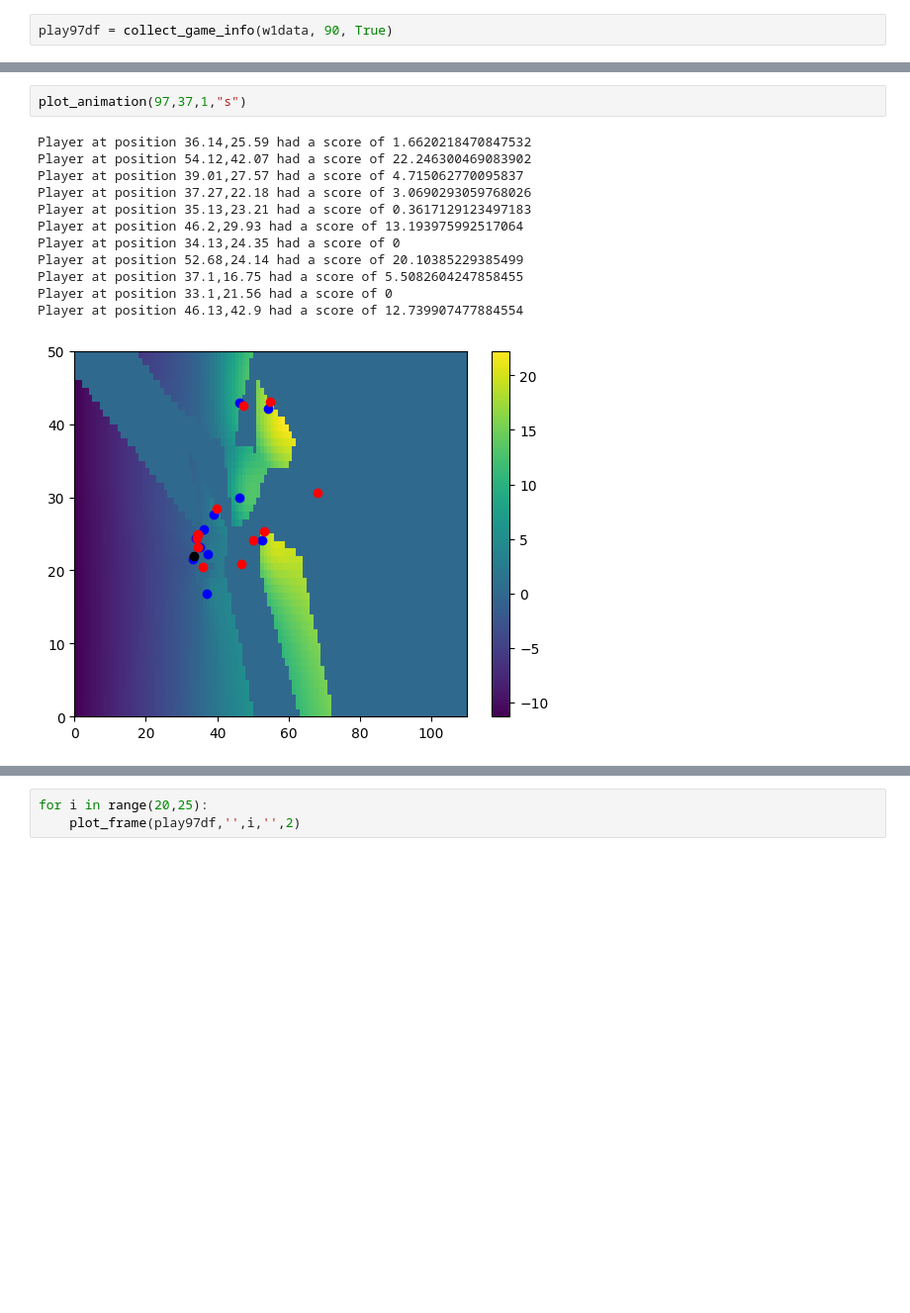
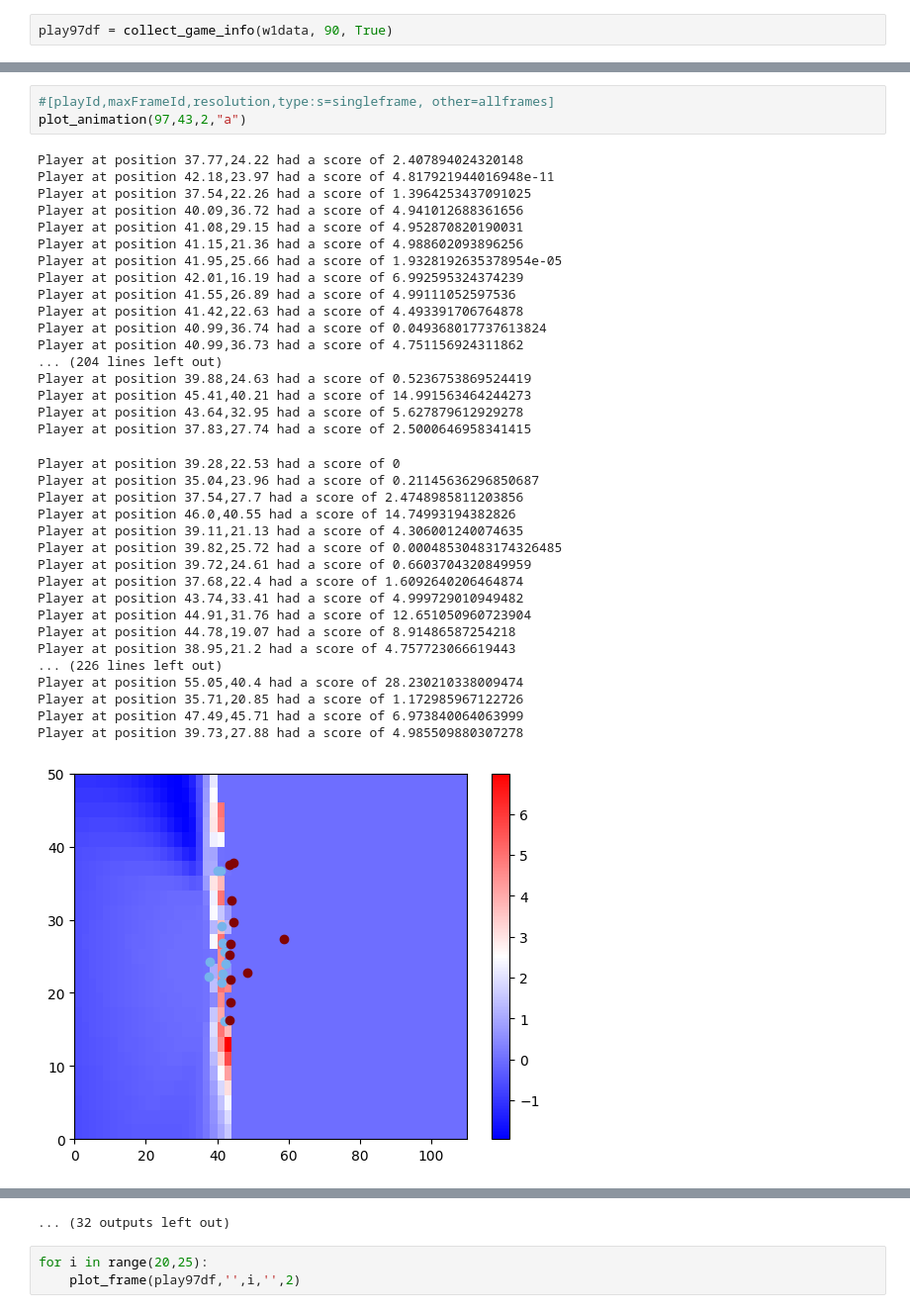
Before and after one commit to samuelrufusward/ADS-NFL, a Jupyter notebook: FoatTest.ipynb, the cells around one changed output, grey strips where cells are left out. Shown at 99% size. Saved outputs shown, nothing was run; the diff lists cells and outputs as text; blank space fills up the shorter version.

```diff
--- a/FoatTest.ipynb
+++ b/FoatTest.ipynb
@@ -139,15 +193,39 @@ def plot_animation(playId, maxFrameId,resolution,type):
-# %%
-plot_animation(97,37,1,"s")
-# %% [output]
-Player at position 36.14,25.59 had a score of 1.6620218470847532
-Player at position 54.12,42.07 had a score of 22.246300469083902
-Player at position 39.01,27.57 had a score of 4.715062770095837
-Player at position 37.27,22.18 had a score of 3.0690293059768026
-Player at position 35.13,23.21 had a score of 0.3617129123497183
-Player at position 46.2,29.93 had a score of 13.193975992517064
-Player at position 34.13,24.35 had a score of 0
-Player at position 52.68,24.14 had a score of 20.10385229385499
-Player at position 37.1,16.75 had a score of 5.5082604247858455
-Player at position 33.1,21.56 had a score of 0
-Player at position 46.13,42.9 had a score of 12.739907477884554
-[figure, removed]
+# %%
+#[playId,maxFrameId,resolution,type:s=singleframe, other=allframes]
+plot_animation(97,43,2,"a")
+# %% [output]
+Player at position 37.77,24.22 had a score of 2.407894024320148
+Player at position 42.18,23.97 had a score of 4.817921944016948e-11
+Player at position 37.54,22.26 had a score of 1.3964253437091025
+Player at position 40.09,36.72 had a score of 4.941012688361656
+Player at position 41.08,29.15 had a score of 4.952870820190031
+Player at position 41.15,21.36 had a score of 4.988602093896256
+Player at position 41.95,25.66 had a score of 1.9328192635378954e-05
+Player at position 42.01,16.19 had a score of 6.992595324374239
+Player at position 41.55,26.89 had a score of 4.99111052597536
+Player at position 41.42,22.63 had a score of 4.493391706764878
+Player at position 40.99,36.74 had a score of 0.049368017737613824
+Player at position 40.99,36.73 had a score of 4.751156924311862
+... (204 lines left out)
+Player at position 39.88,24.63 had a score of 0.5236753869524419
+Player at position 45.41,40.21 had a score of 14.991563464244273
+Player at position 43.64,32.95 had a score of 5.627879612929278
+Player at position 37.83,27.74 had a score of 2.5000646958341415
+Player at position 39.28,22.53 had a score of 0
+Player at position 35.04,23.96 had a score of 0.21145636296850687
+Player at position 37.54,27.7 had a score of 2.4748985811203856
+Player at position 46.0,40.55 had a score of 14.74993194382826
+Player at position 39.11,21.13 had a score of 4.306001240074635
+Player at position 39.82,25.72 had a score of 0.00048530483174326485
+Player at position 39.72,24.61 had a score of 0.6603704320849959
+Player at position 37.68,22.4 had a score of 1.6092640206464874
+Player at position 43.74,33.41 had a score of 4.999729010949482
+Player at position 44.91,31.76 had a score of 12.651050960723904
+Player at position 44.78,19.07 had a score of 8.91486587254218
+Player at position 38.95,21.2 had a score of 4.757723066619443
+... (226 lines left out)
+Player at position 55.05,40.4 had a score of 28.230210338009474
+Player at position 35.71,20.85 had a score of 1.172985967122726
+Player at position 47.49,45.71 had a score of 6.973840064063999
+Player at position 39.73,27.88 had a score of 4.985509880307278
+[figure, added]
@@ -154,3 +241,4 @@ Player at position 46.13,42.9 had a score of 12.739907477884554
+... (32 outputs left out)
 # %%
 for i in range(20,25):
     plot_frame(play97df,'',i,'',2)
```
Also changed, not shown: parts of 4 cells of this notebook.
